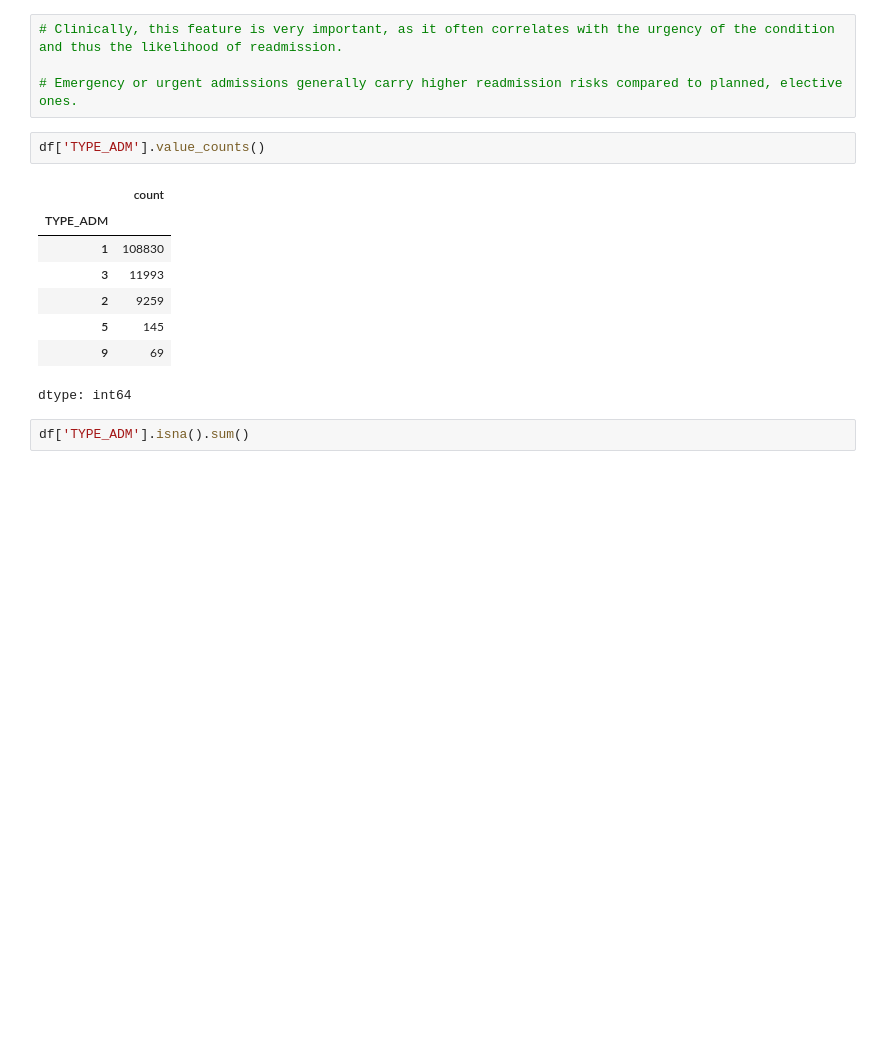
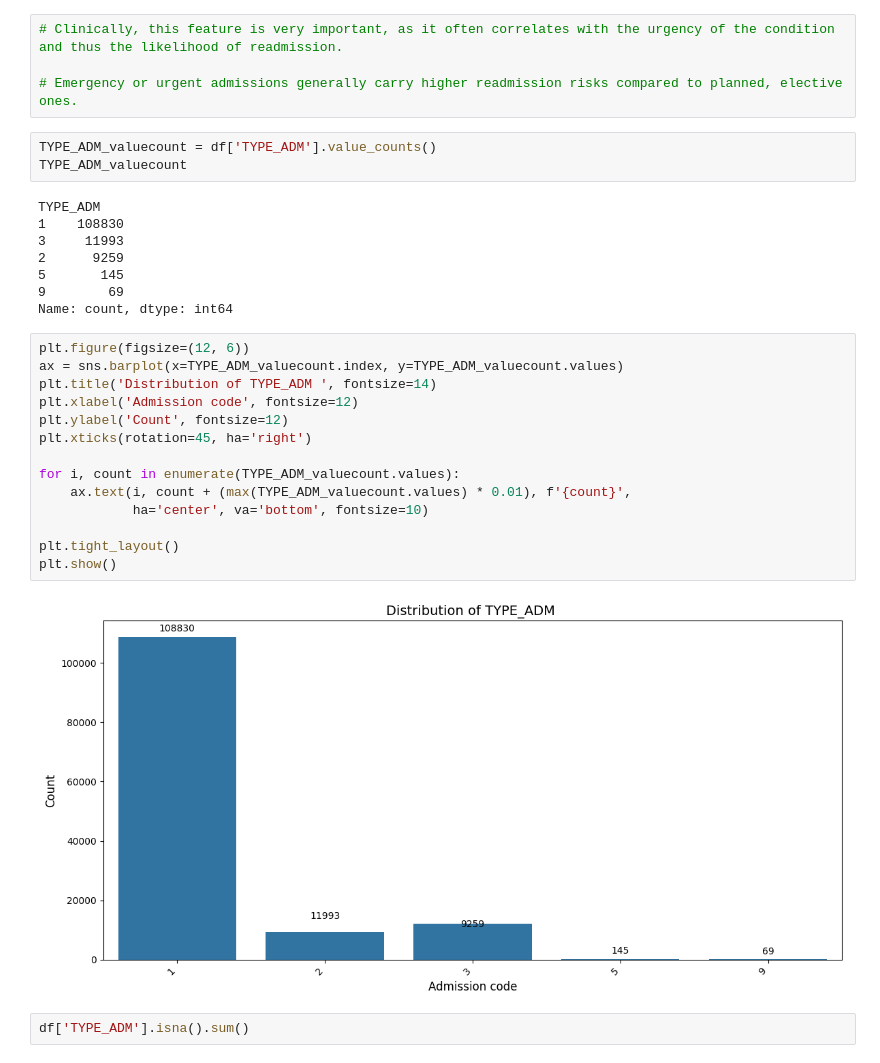
Before and after one commit to ameertufail/SOFTEC-ML-2025, a Jupyter notebook: Project.ipynb, the cells around one changed output. Saved outputs shown, nothing was run; the diff lists cells and outputs as text; blank space fills up the shorter version.

```diff
--- a/Project.ipynb
+++ b/Project.ipynb
@@ -229,16 +244,32 @@ df.drop(columns=['STUS_CD'], inplace=True)
 
 # Emergency or urgent admissions generally carry higher readmission risks compared to planned, elective ones.
 # %%
-df['TYPE_ADM'].value_counts()
+TYPE_ADM_valuecount = df['TYPE_ADM'].value_counts()
+TYPE_ADM_valuecount
 # %% [output]
-|  | count |
-| TYPE_ADM |  |
-| 1 | 108830 |
-| 3 | 11993 |
-| 2 | 9259 |
-| 5 | 145 |
-| 9 | 69 |
-dtype: int64
+TYPE_ADM
+1    108830
+3     11993
+2      9259
+5       145
+9        69
+Name: count, dtype: int64
+# %%
+plt.figure(figsize=(12, 6))
+ax = sns.barplot(x=TYPE_ADM_valuecount.index, y=TYPE_ADM_valuecount.values)
+plt.title('Distribution of TYPE_ADM ', fontsize=14)
+plt.xlabel('Admission code', fontsize=12)
+plt.ylabel('Count', fontsize=12)
+plt.xticks(rotation=45, ha='right')
+
+for i, count in enumerate(TYPE_ADM_valuecount.values):
+    ax.text(i, count + (max(TYPE_ADM_valuecount.values) * 0.01), f'{count}',
+            ha='center', va='bottom', fontsize=10)
+
+plt.tight_layout()
+plt.show()
+# %% [output]
+[figure, added]
 # %%
 df['TYPE_ADM'].isna().sum()
 # %% [output]
```
Also changed, not shown: parts of 44 cells of this notebook, 24 other files.
